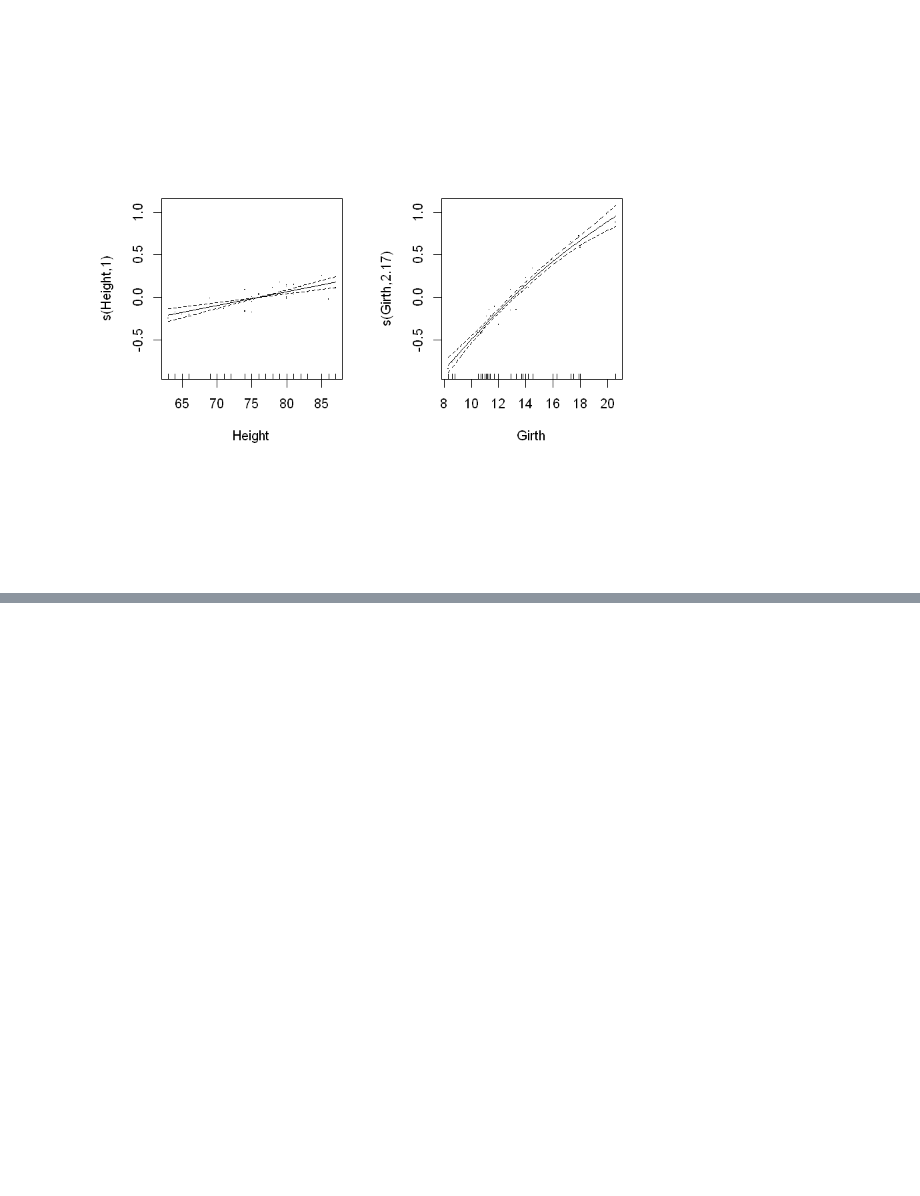
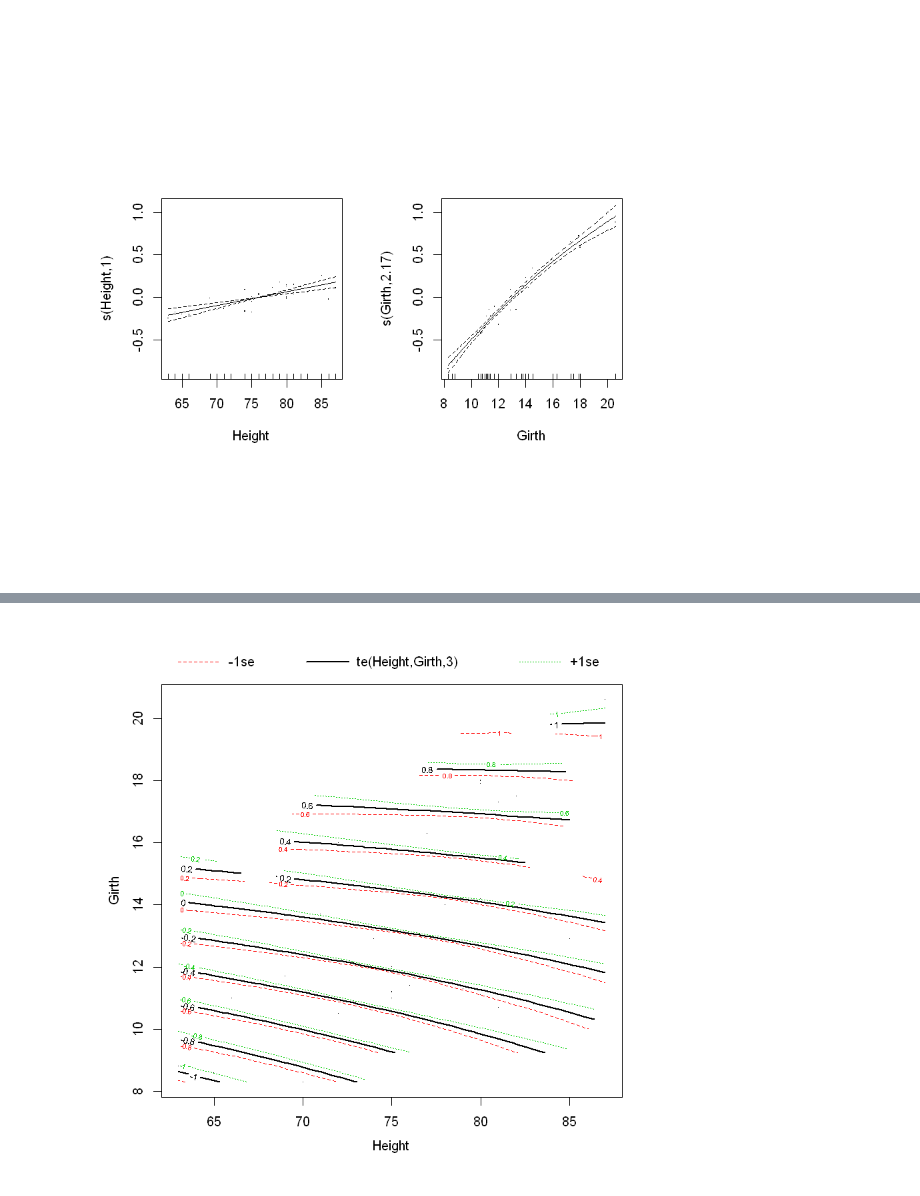
Before and after one commit to ginaliqili/appm6900, a Jupyter notebook: Chapter 4 Examples.ipynb, the cells around one changed output, grey strips where cells are left out. Saved outputs shown, nothing was run; the diff lists cells and outputs as text; code cells hidden in the pictures; blank space fills up the shorter version.

```diff
--- a/Chapter 4 Examples.ipynb
+++ b/Chapter 4 Examples.ipynb
@@ -295,0 +339,2 @@ plot(ct4, residuals=TRUE)
+# %%
+ct6 <- gam(Volume ~ te(Height, Girth, k=5), family=Gamma(link=log),data=trees)
@@ -295,0 +354,4 @@ plot(ct4, residuals=TRUE)
+# %%
+plot(ct6, too.far=0.15)
+# %% [output]
+[figure, added]
```
Also changed, not shown: parts of 27 cells of this notebook.
